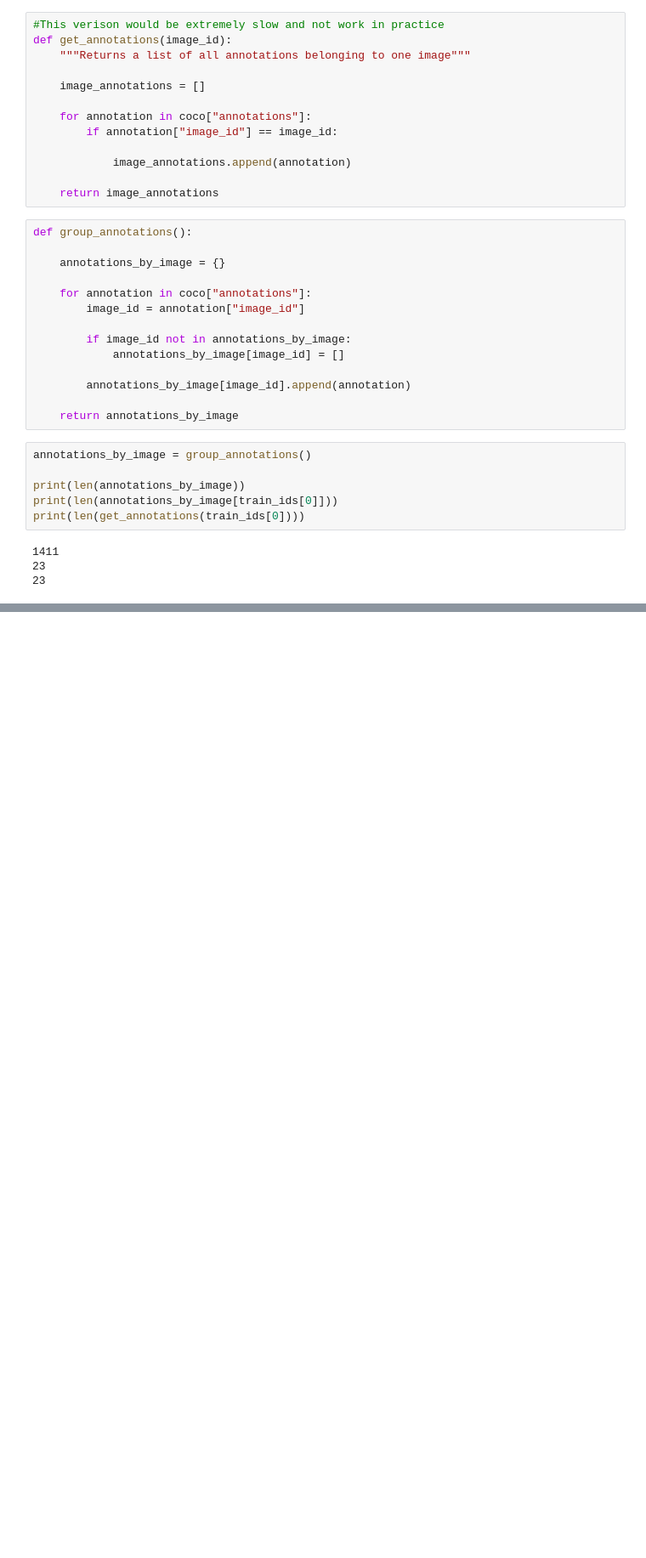
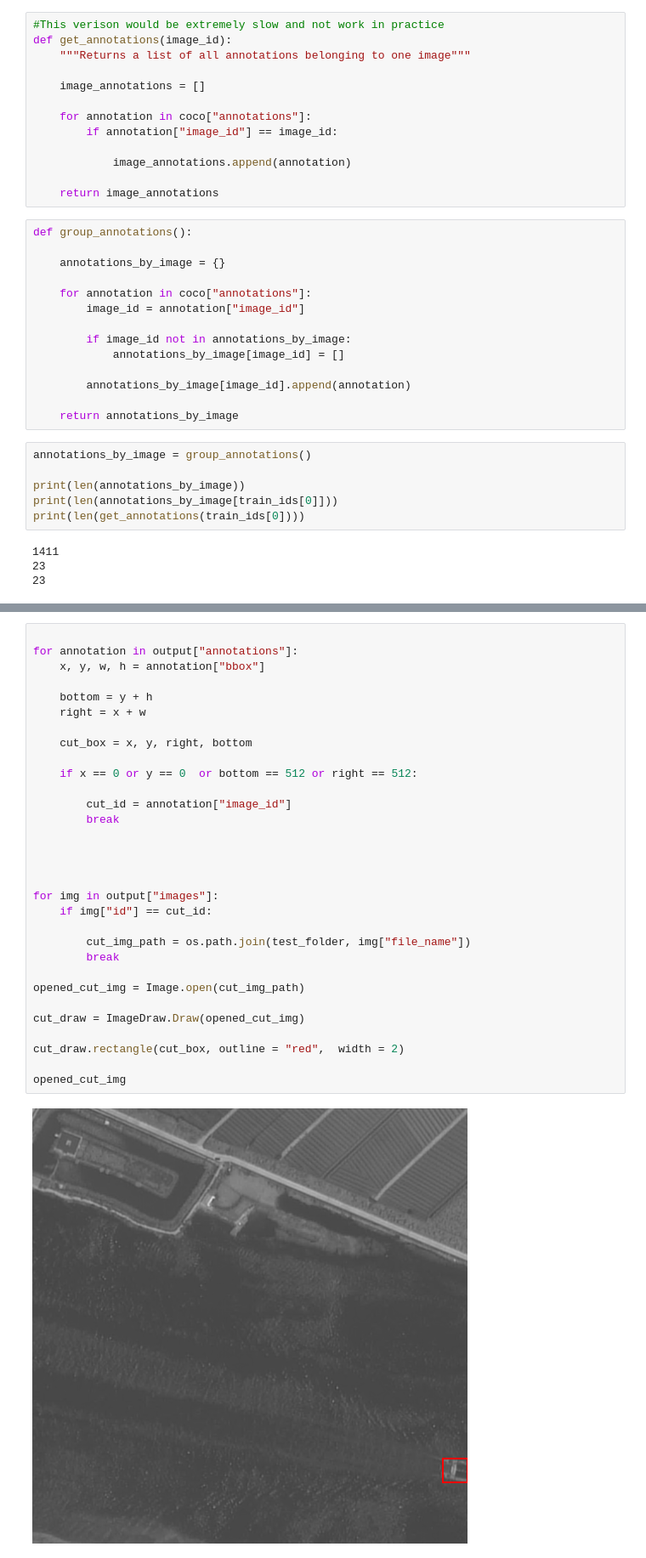
Before and after one commit to Idris903/aerial-instance-segmentation, a Jupyter notebook: notebooks/03_tiling.ipynb, the cells around one changed output, grey strips where cells are left out. Shown at 85% size. Saved outputs shown, nothing was run; the diff lists cells and outputs as text; blank space fills up the shorter version.

```diff
--- a/notebooks/03_tiling.ipynb
+++ b/notebooks/03_tiling.ipynb
@@ -282,0 +496,33 @@ print(len(get_annotations(train_ids[0])))
+# %%
+
+for annotation in output["annotations"]:
+    x, y, w, h = annotation["bbox"]
+
+    bottom = y + h
+    right = x + w
+
+    cut_box = x, y, right, bottom
+
+    if x == 0 or y == 0  or bottom == 512 or right == 512:
+
+        cut_id = annotation["image_id"]
+        break
+
+
+
+
+for img in output["images"]:
+    if img["id"] == cut_id:
+
+        cut_img_path = os.path.join(test_folder, img["file_name"])
+        break
+
+opened_cut_img = Image.open(cut_img_path)
+
+cut_draw = ImageDraw.Draw(opened_cut_img)
+
+cut_draw.rectangle(cut_box, outline = "red",  width = 2)
+
+opened_cut_img
+# %% [output]
+[figure, added]
```
Also changed, not shown: parts of 16 cells of this notebook.
